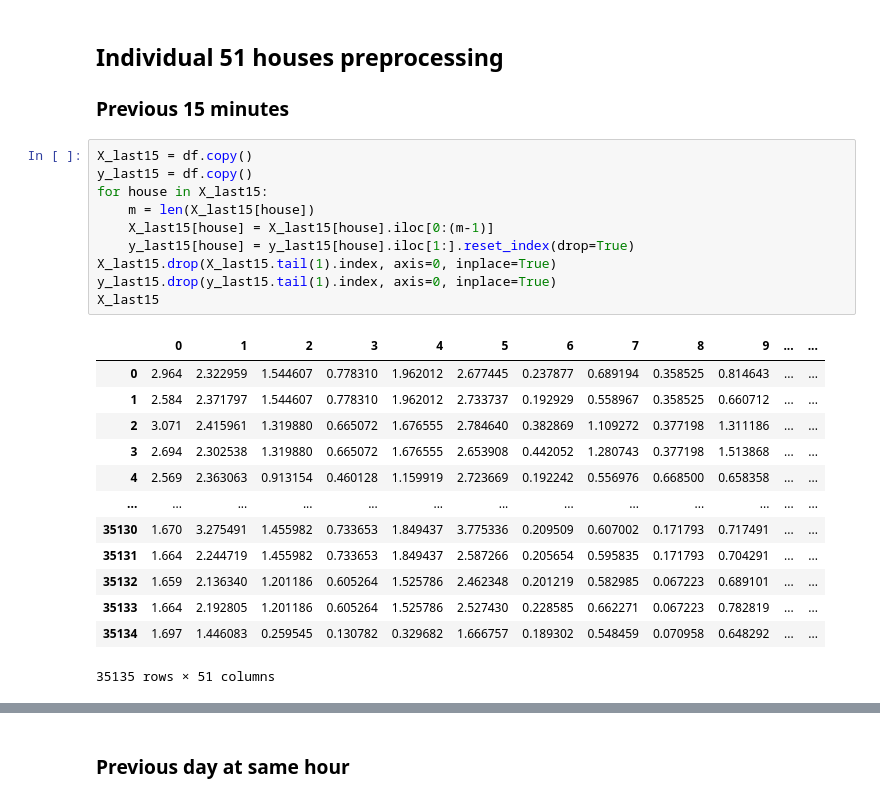
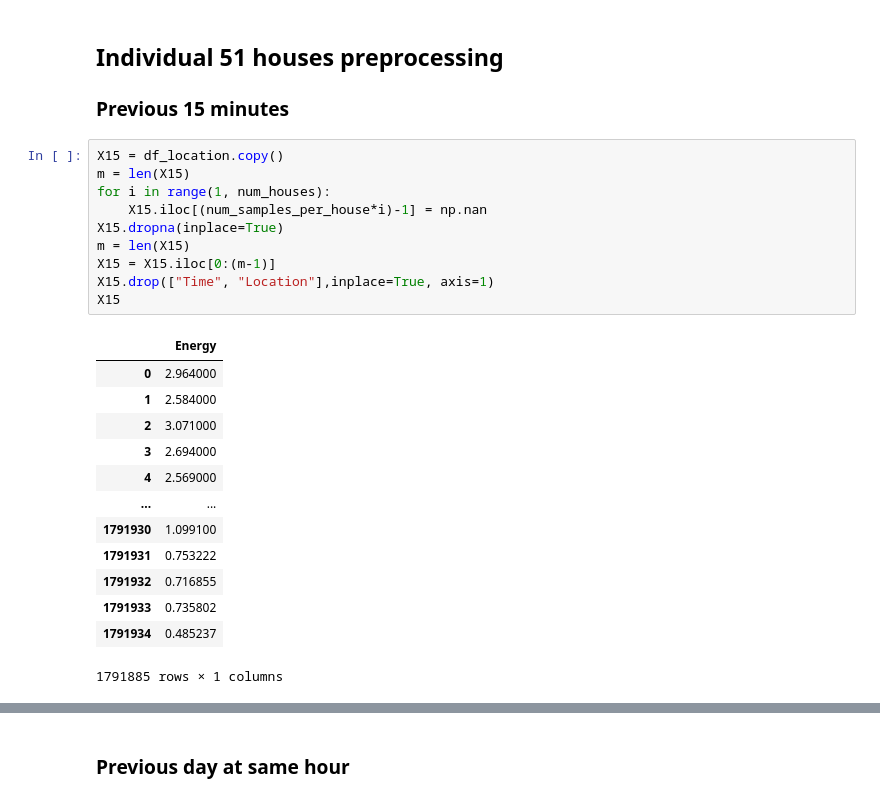
Before and after one commit to franciscomonteiro85/rec-energy-prediction-algorithm, a Jupyter notebook: REC_Without_ML.ipynb, the cells around one changed output, grey strips where cells are left out. Drawn from its saved outputs; the diff is of its cells as text.

```diff
--- a/REC_Without_ML.ipynb
+++ b/REC_Without_ML.ipynb
@@ -110,27 +107,27 @@ df_total
 # %% [markdown]
 ## Individual 51 houses preprocessing
 ### Previous 15 minutes
-# %%
-X_last15 = df.copy()
-y_last15 = df.copy()
-for house in X_last15:
-    m = len(X_last15[house])
-    X_last15[house] = X_last15[house].iloc[0:(m-1)]
-    y_last15[house] = y_last15[house].iloc[1:].reset_index(drop=True)
-X_last15.drop(X_last15.tail(1).index, axis=0, inplace=True)
-y_last15.drop(y_last15.tail(1).index, axis=0, inplace=True)
-X_last15
-# %% [output]
-|  | 0 | 1 | 2 | 3 | 4 | 5 | 6 | 7 | 8 | 9 | ... | ... |
-| 0 | 2.964 | 2.322959 | 1.544607 | 0.778310 | 1.962012 | 2.677445 | 0.237877 | 0.689194 | 0.358525 | 0.814643 | ... | ... |
-| 1 | 2.584 | 2.371797 | 1.544607 | 0.778310 | 1.962012 | 2.733737 | 0.192929 | 0.558967 | 0.358525 | 0.660712 | ... | ... |
-| 2 | 3.071 | 2.415961 | 1.319880 | 0.665072 | 1.676555 | 2.784640 | 0.382869 | 1.109272 | 0.377198 | 1.311186 | ... | ... |
-| 3 | 2.694 | 2.302538 | 1.319880 | 0.665072 | 1.676555 | 2.653908 | 0.442052 | 1.280743 | 0.377198 | 1.513868 | ... | ... |
-| 4 | 2.569 | 2.363063 | 0.913154 | 0.460128 | 1.159919 | 2.723669 | 0.192242 | 0.556976 | 0.668500 | 0.658358 | ... | ... |
-| ... | ... | ... | ... | ... | ... | ... | ... | ... | ... | ... | ... | ... |
-| 35130 | 1.670 | 3.275491 | 1.455982 | 0.733653 | 1.849437 | 3.775336 | 0.209509 | 0.607002 | 0.171793 | 0.717491 | ... | ... |
-| 35131 | 1.664 | 2.244719 | 1.455982 | 0.733653 | 1.849437 | 2.587266 | 0.205654 | 0.595835 | 0.171793 | 0.704291 | ... | ... |
-| 35132 | 1.659 | 2.136340 | 1.201186 | 0.605264 | 1.525786 | 2.462348 | 0.201219 | 0.582985 | 0.067223 | 0.689101 | ... | ... |
-| 35133 | 1.664 | 2.192805 | 1.201186 | 0.605264 | 1.525786 | 2.527430 | 0.228585 | 0.662271 | 0.067223 | 0.782819 | ... | ... |
-| 35134 | 1.697 | 1.446083 | 0.259545 | 0.130782 | 0.329682 | 1.666757 | 0.189302 | 0.548459 | 0.070958 | 0.648292 | ... | ... |
-35135 rows × 51 columns
+# %%
+X15 = df_location.copy()
+m = len(X15)
+for i in range(1, num_houses):
+    X15.iloc[(num_samples_per_house*i)-1] = np.nan
+X15.dropna(inplace=True)
+m = len(X15)
+X15 = X15.iloc[0:(m-1)]
+X15.drop(["Time", "Location"],inplace=True, axis=1)
+X15
+# %% [output]
+|  | Energy |
+| 0 | 2.964000 |
+| 1 | 2.584000 |
+| 2 | 3.071000 |
+| 3 | 2.694000 |
+| 4 | 2.569000 |
+| ... | ... |
+| 1791930 | 1.099100 |
+| 1791931 | 0.753222 |
+| 1791932 | 0.716855 |
+| 1791933 | 0.735802 |
+| 1791934 | 0.485237 |
+1791885 rows × 1 columns
```
Also changed, not shown: parts of 37 cells of this notebook, 1 other file.
